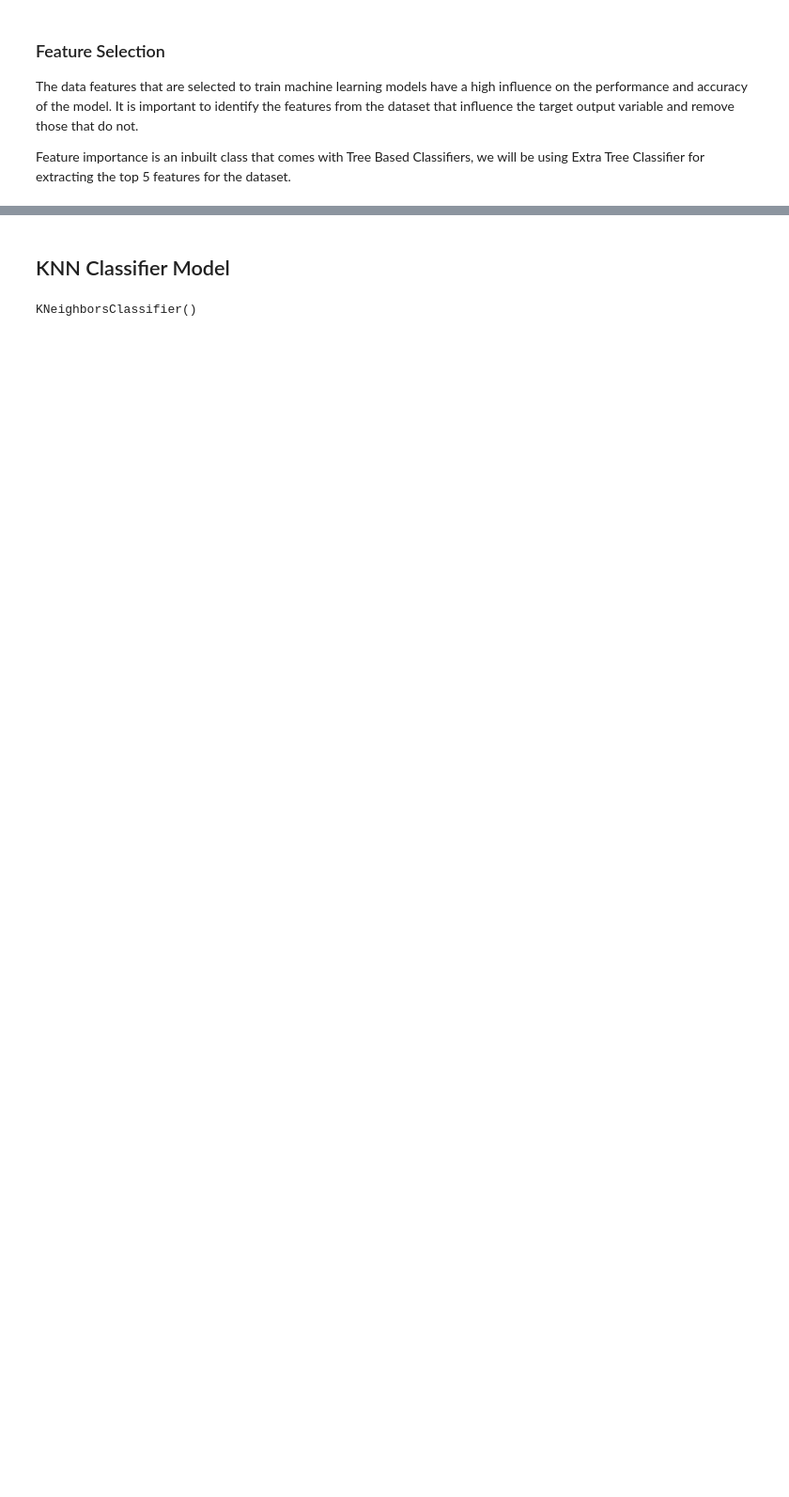
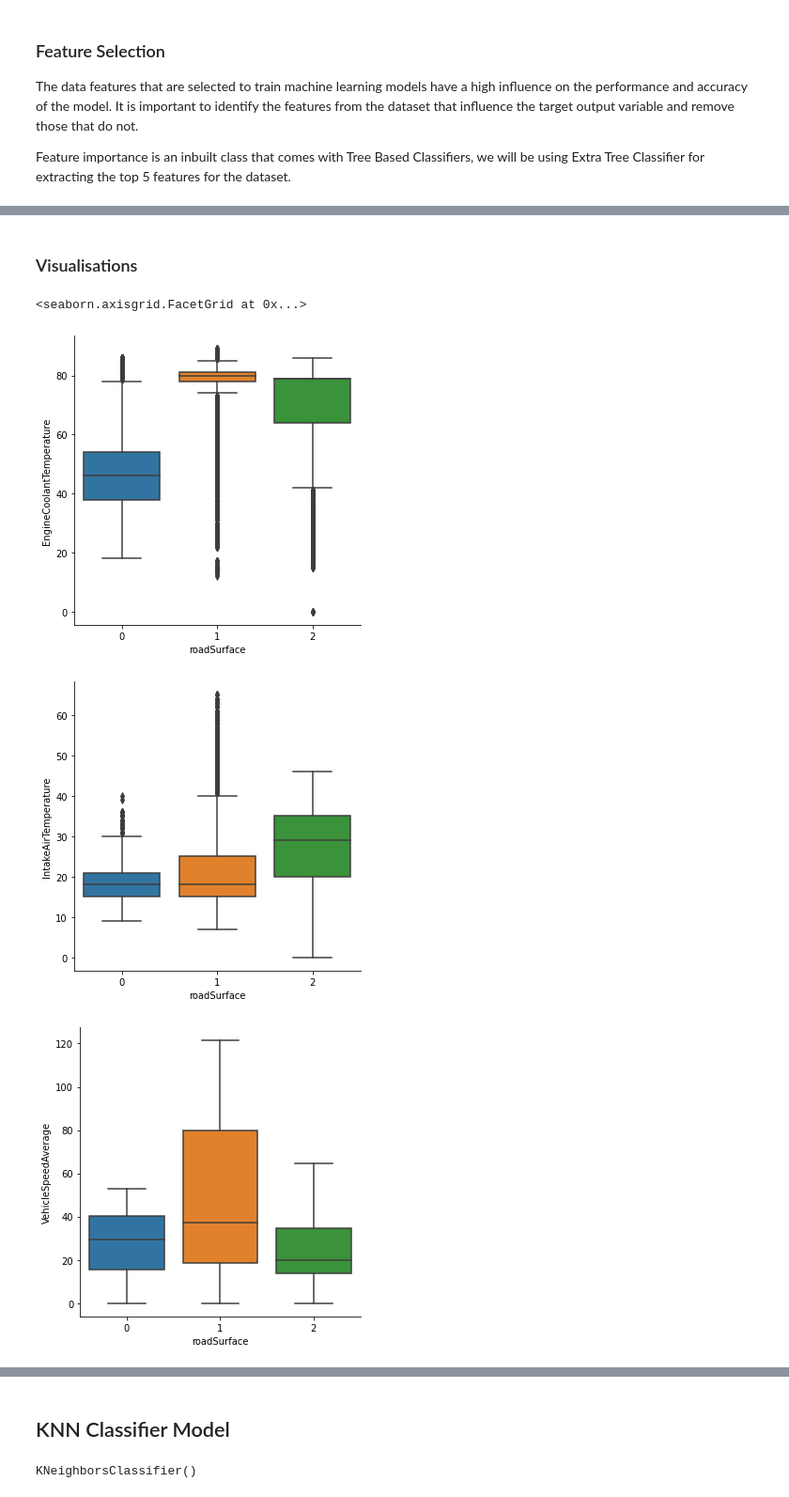
Before and after one commit to RossMcMorrow/MachineLearning-GroupAssignment, a Jupyter notebook: Opel_Corsa_1.ipynb, the cells around one changed output, grey strips where cells are left out. Shown at 94% size. Saved outputs shown, nothing was run; the diff lists cells and outputs as text; code cells hidden in the pictures; blank space fills up the shorter version.

Commit message:
Visualisations and Correlation

```diff
--- a/Opel_Corsa_1.ipynb
+++ b/Opel_Corsa_1.ipynb
@@ -537,0 +538,17 @@ plt.show()
+# %% [markdown]
+### Visualisations
+# %%
+import seaborn as sns
+
+
+
+sns.catplot(x="roadSurface", y="EngineCoolantTemperature", kind="box", data=df2)
+sns.catplot(x="roadSurface", y="IntakeAirTemperature", kind="box", data=df2)
+sns.catplot(x="roadSurface", y="VehicleSpeedAverage", kind="box", data=df2)
+sns.catplot(x="roadSurface", y="FuelConsumptionAverage", kind="box", data=df2)
+sns.catplot(x="roadSurface", y="VehicleSpeedInstantaneous", kind="box", data=df2)
+# %% [output]
+<seaborn.axisgrid.FacetGrid at 0x...>
+[figure, added]
+[figure, added]
+[figure, added]
```
Also changed, not shown: parts of 12 cells of this notebook.
